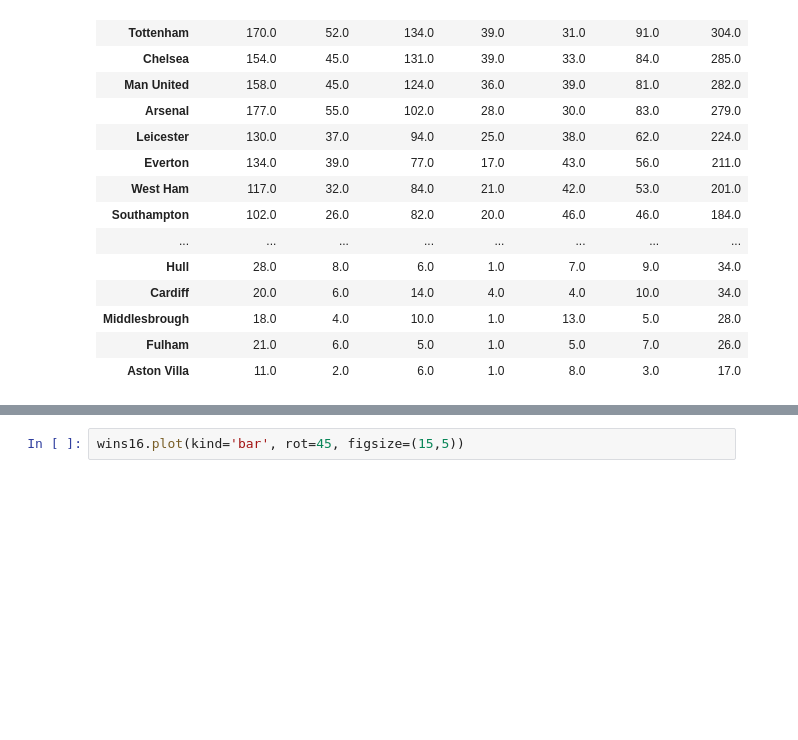
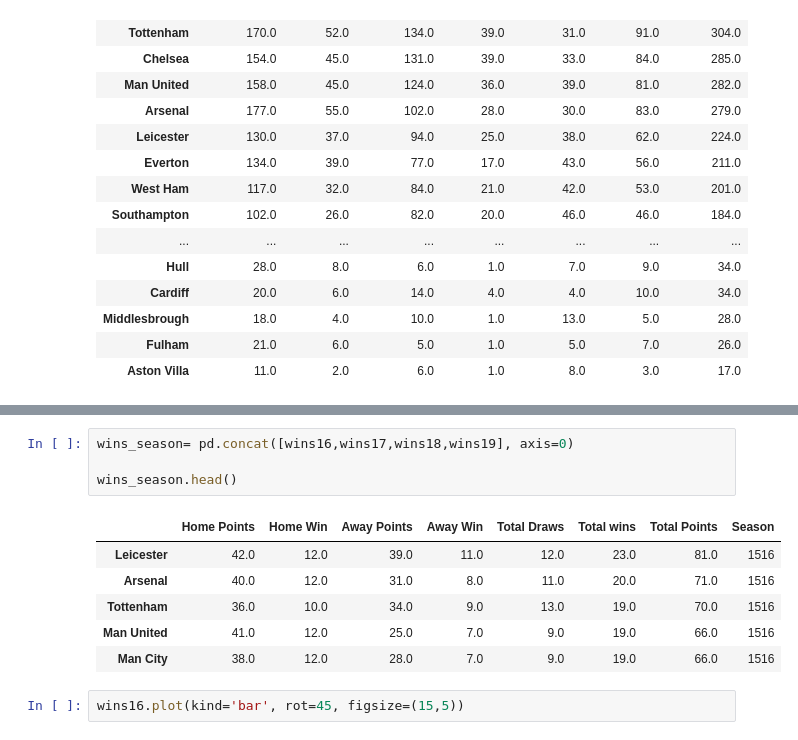
Before and after one commit to ethomps33/Premier_League_Sports_Analysis, a Jupyter notebook: Untitled.ipynb, the cells around one changed output, grey strips where cells are left out. Drawn from its saved outputs; the diff is of its cells as text; blank space fills up the shorter version.

```diff
--- a/Untitled.ipynb
+++ b/Untitled.ipynb
@@ -316,3 +320,14 @@ wins19
+# %%
+wins_season= pd.concat([wins16,wins17,wins18,wins19], axis=0)
+
+wins_season.head()
+# %% [output]
+|  | Home Points | Home Win | Away Points | Away Win | Total Draws | Total wins | Total Points | Season |
+| Leicester | 42.0 | 12.0 | 39.0 | 11.0 | 12.0 | 23.0 | 81.0 | 1516 |
+| Arsenal | 40.0 | 12.0 | 31.0 | 8.0 | 11.0 | 20.0 | 71.0 | 1516 |
+| Tottenham | 36.0 | 10.0 | 34.0 | 9.0 | 13.0 | 19.0 | 70.0 | 1516 |
+| Man United | 41.0 | 12.0 | 25.0 | 7.0 | 9.0 | 19.0 | 66.0 | 1516 |
+| Man City | 38.0 | 12.0 | 28.0 | 7.0 | 9.0 | 19.0 | 66.0 | 1516 |
 # %%
 wins16.plot(kind='bar', rot=45, figsize=(15,5))
 # %% [output]
```
Also changed, not shown: parts of 4 cells of this notebook.
